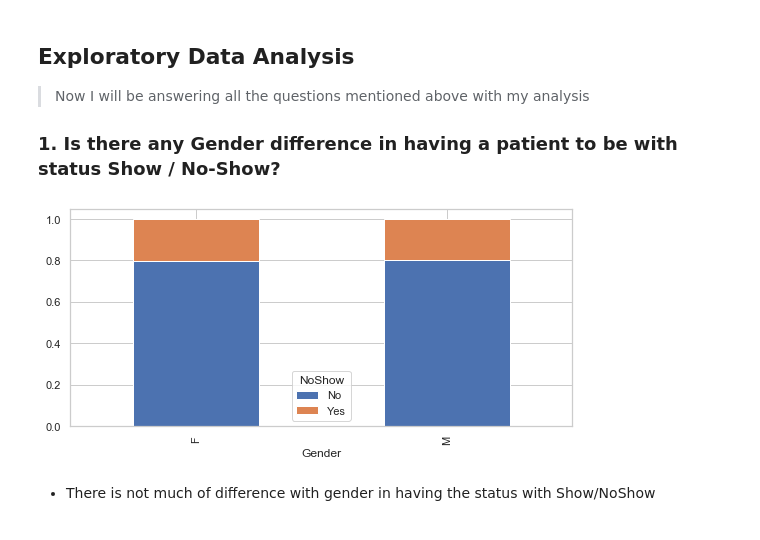
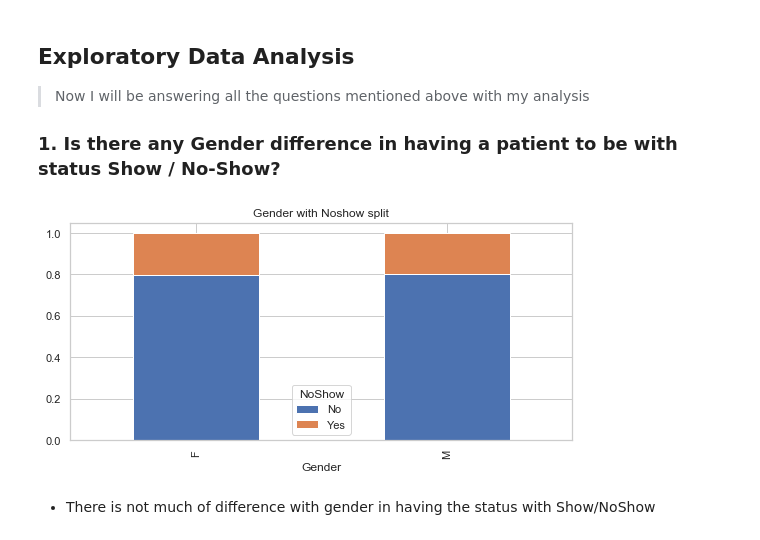
Before and after one commit to leezinfc123/data-Analysis, a Jupyter notebook: Data_Visualization/home/Investigate_a_Dataset_hieund.ipynb, the cells around one changed output. Drawn from its saved outputs; the diff is of its cells as text; code cells hidden in the pictures.

```diff
--- a/Data_Visualization/home/Investigate_a_Dataset_hieund.ipynb
+++ b/Data_Visualization/home/Investigate_a_Dataset_hieund.ipynb
@@ -719,10 +717,10 @@ plt.show()
 # %%
 fig, ax = plt.subplots()
 Gender=pd.crosstab(df['Gender'],df['NoShow'])
-Gender.div(Gender.sum(1).astype(float), axis=0).plot(kind="bar", stacked=True, figsize=(9,4),  ax = ax);
+Gender.div(Gender.sum(1).astype(float), axis=0).plot(kind="bar", stacked=True, figsize=(9,4),  ax = ax, title = 'Gender with Noshow split');
 ax.set_facecolor('white')
 # %% [output]
-[figure, old version]
+[figure, new version]
 # %% [markdown]
 * There is not much of difference with gender in having the status with Show/NoShow
 # %% [markdown]
```
Also changed, not shown: parts of 17 cells of this notebook, 5 other files.
